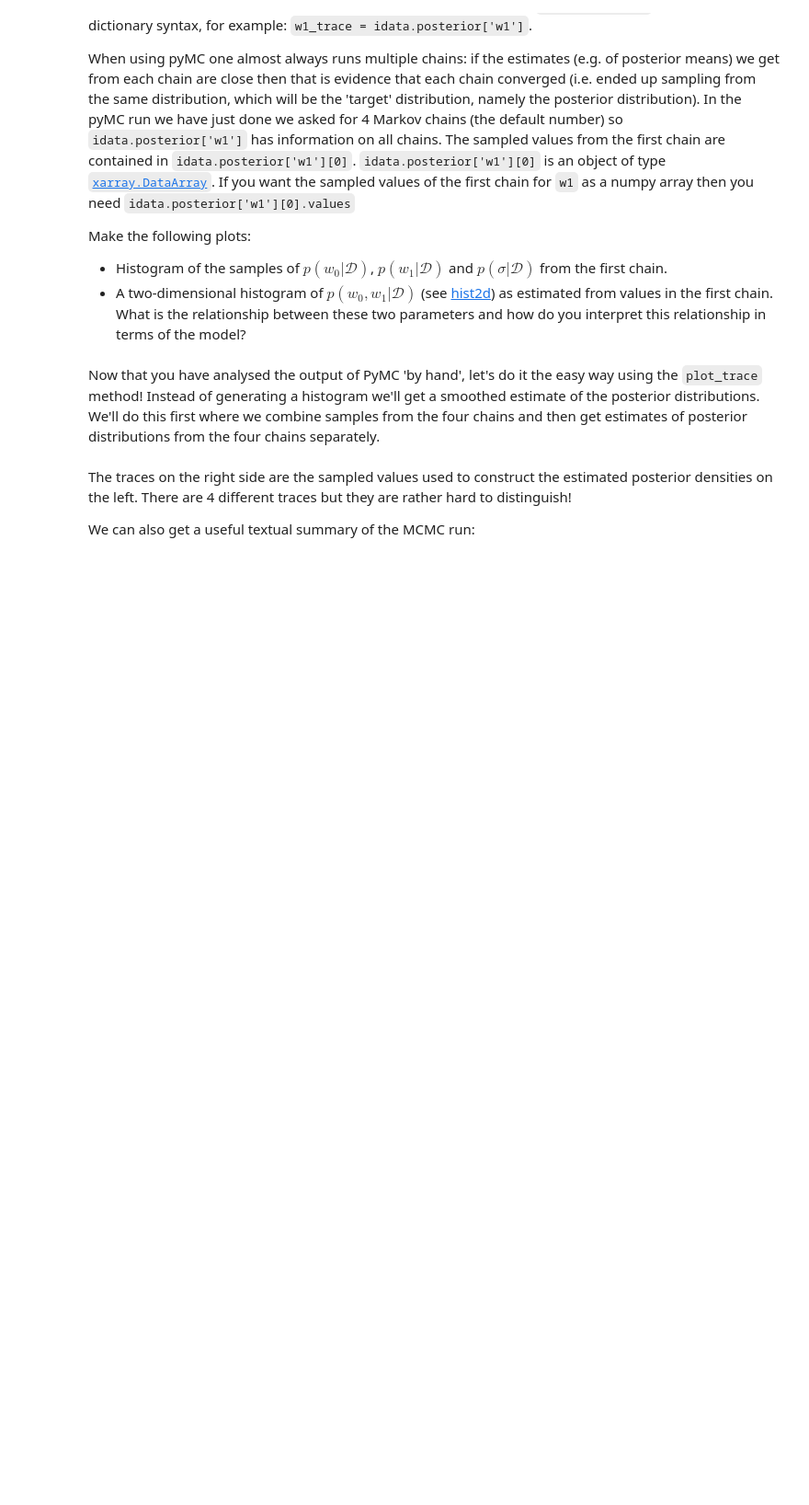
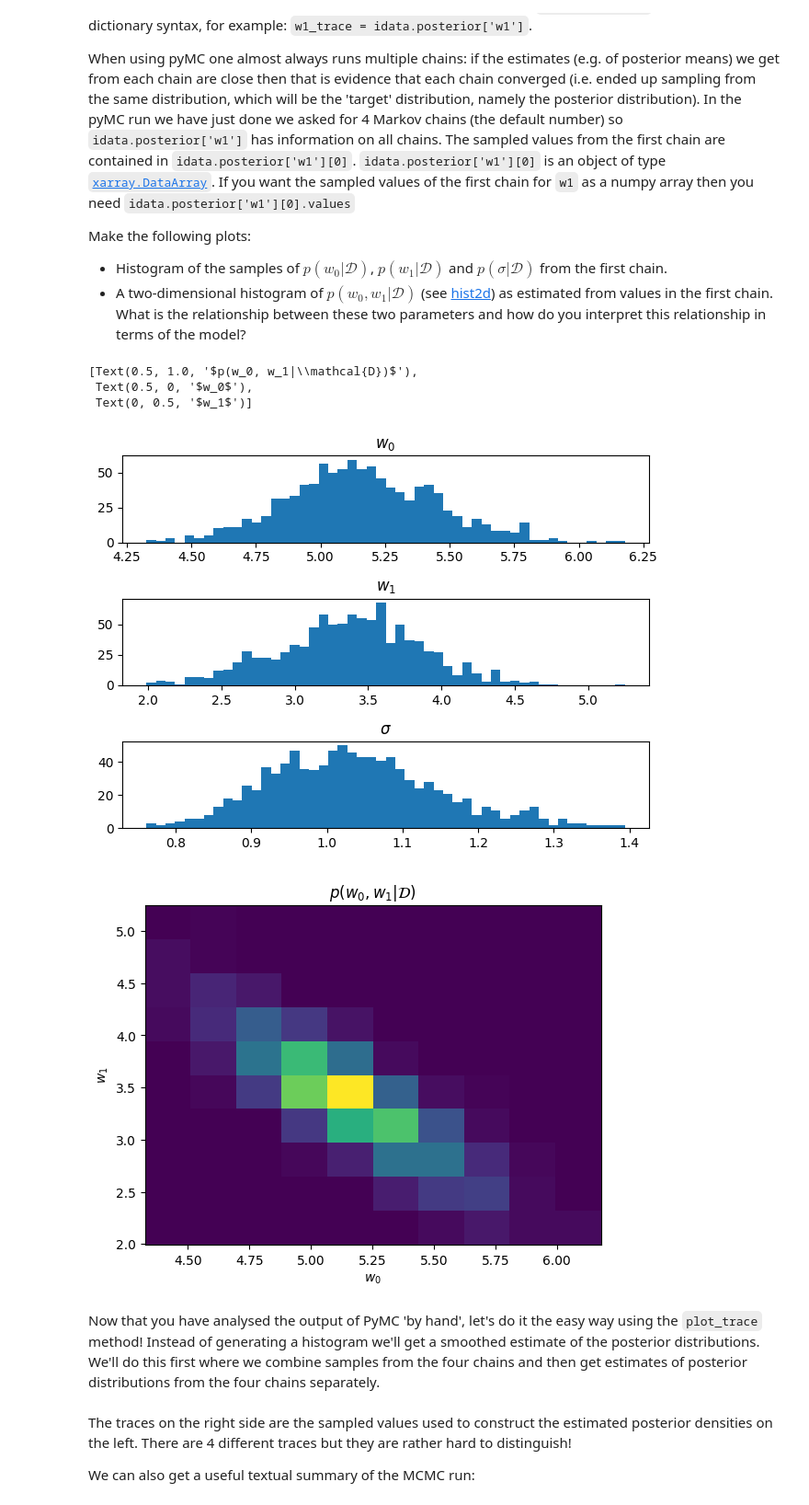
Before and after one commit to Rolodophone/ml-labs, a Jupyter notebook: lab4/lab4-Bayesian_Networks_MCMC_PyMC3.ipynb, the cells around one changed output. Shown at 92% size. Drawn from its saved outputs; the diff is of its cells as text; code cells hidden in the pictures; blank space fills up the shorter version.

```diff
--- a/lab4/lab4-Bayesian_Networks_MCMC_PyMC3.ipynb
+++ b/lab4/lab4-Bayesian_Networks_MCMC_PyMC3.ipynb
@@ -248,3 +287,25 @@ Make the following plots:
+# %%
+fig, (ax1, ax2, ax3) = plt.subplots(3)
+ax1.hist(idata.posterior['w0'][0].values, bins=50)
+ax1.set_title('$w_0$')
+ax2.hist(idata.posterior['w1'][0].values, bins=50)
+ax2.set_title('$w_1$')
+ax3.hist(idata.posterior['sigma'][0].values, bins=50)
+ax3.set_title('$\sigma$')
+fig.tight_layout()
+
+fig, ax = plt.subplots()
+ax.hist2d(idata.posterior['w0'][0].values, idata.posterior['w1'][0].values)
+ax.set(title=r'$p(w_0, w_1|\mathcal{D})$', xlabel='$w_0$', ylabel='$w_1$')
+
+# The relationship is a negative correlation - WHY? TO DO - maybe draw a BN DAG to understand
+# the relationships between variables?
+# %% [output]
+[Text(0.5, 1.0, '$p(w_0, w_1|\\mathcal{D})$'),
+ Text(0.5, 0, '$w_0$'),
+ Text(0, 0.5, '$w_1$')]
+[figure, added]
+[figure, added]
 # %% [markdown]
 Now that you have analysed the output of PyMC 'by hand', let's do it the easy way using the `plot_trace` method! Instead of generating a histogram we'll get a smoothed estimate of the posterior distributions. We'll do this first where we combine samples from the four chains and then get estimates of posterior distributions from the four chains separately.
 # %%
```
Also changed, not shown: parts of 10 cells of this notebook.
